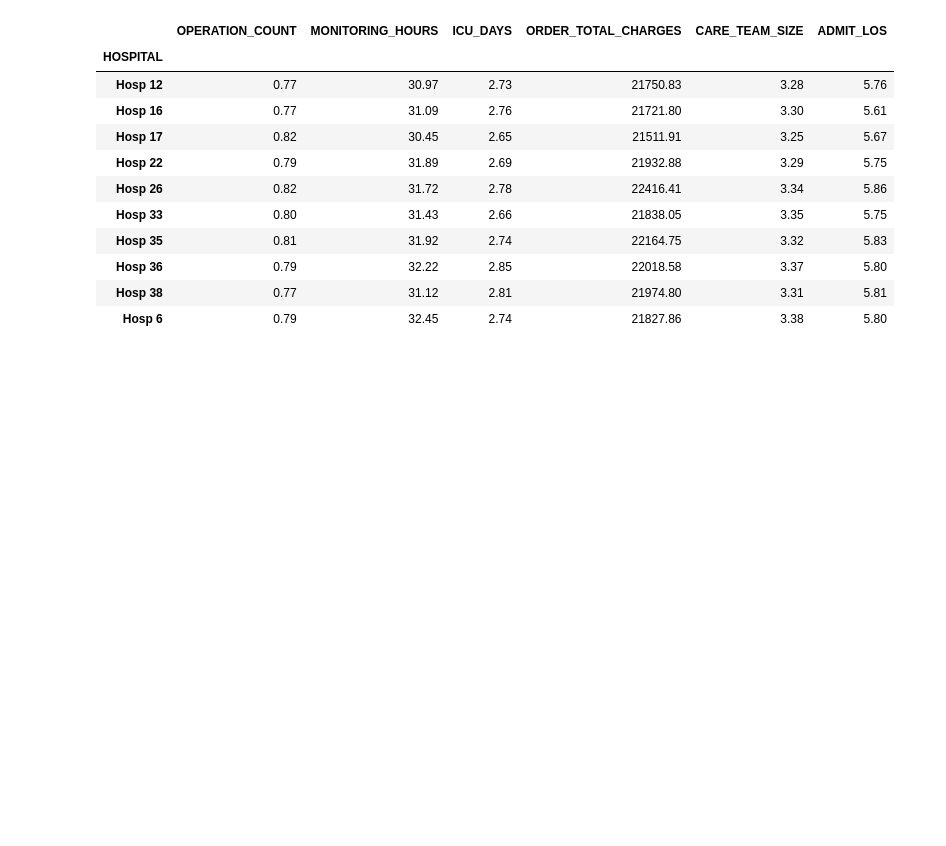
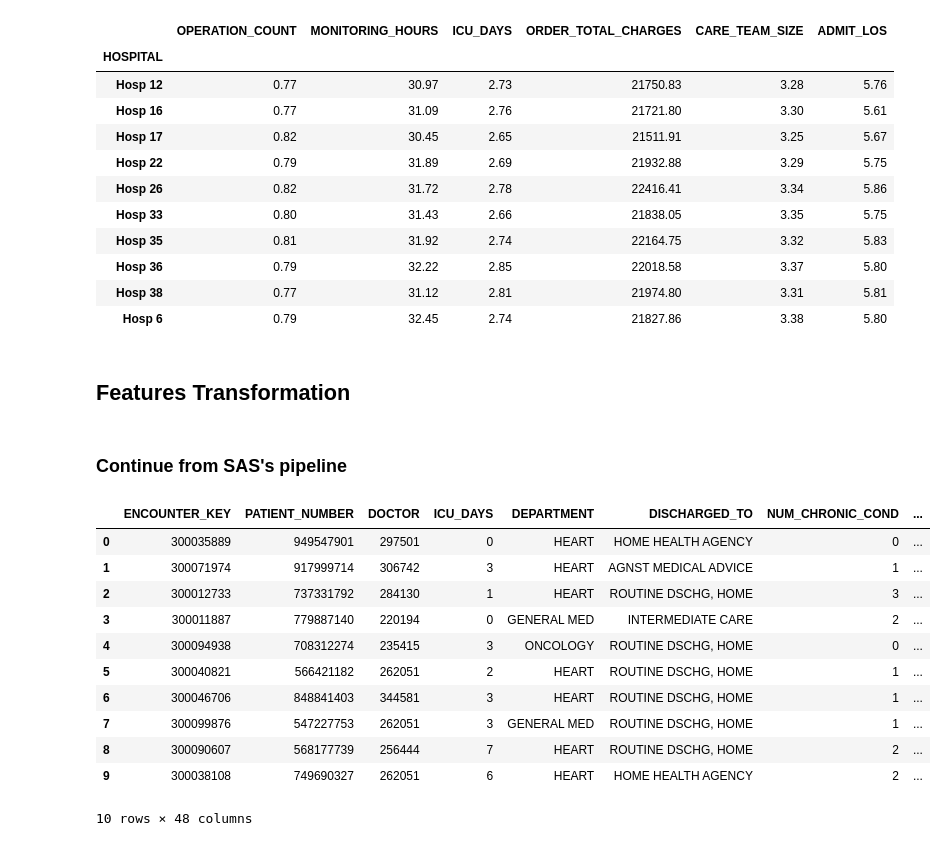
Before and after one commit to benjaminau/sasviya_challenge_2026, a Jupyter notebook: notebooks/hospital_los_eda_cleaning_wrangling.ipynb, the cells around one changed output. Cells and saved outputs as stored; diff of their text form; code cells hidden in the pictures; blank space fills up the shorter version.

Commit message:
code update for transformation

```diff
--- a/notebooks/hospital_los_eda_cleaning_wrangling.ipynb
+++ b/notebooks/hospital_los_eda_cleaning_wrangling.ipynb
@@ -588,3 +588,23 @@ hospital_los_test
 # %%
 hospital_los_test = pd.read_csv("/workspaces/myfolder/project/sasviya_challenge_2026/data/VFL_2026_TEST_SET.csv")
 hospital_los_test.head(10)
+# %% [markdown]
+## Features Transformation
+# %% [markdown]
+### Continue from SAS's pipeline
+# %%
+hospital_los_train_transformed = pd.read_csv("/workspaces/myfolder/project/sasviya_challenge_2026/data/hospital_los_train_transformed.csv")
+hospital_los_train_transformed.head(10)
+# %% [output]
+|  | ENCOUNTER_KEY | PATIENT_NUMBER | DOCTOR | ICU_DAYS | DEPARTMENT | DISCHARGED_TO | NUM_CHRONIC_COND | ... |
+| 0 | 300035889 | 949547901 | 297501 | 0 | HEART | HOME HEALTH AGENCY | 0 | ... |
+| 1 | 300071974 | 917999714 | 306742 | 3 | HEART | AGNST MEDICAL ADVICE | 1 | ... |
+| 2 | 300012733 | 737331792 | 284130 | 1 | HEART | ROUTINE DSCHG, HOME | 3 | ... |
+| 3 | 300011887 | 779887140 | 220194 | 0 | GENERAL MED | INTERMEDIATE CARE | 2 | ... |
+| 4 | 300094938 | 708312274 | 235415 | 3 | ONCOLOGY | ROUTINE DSCHG, HOME | 0 | ... |
+| 5 | 300040821 | 566421182 | 262051 | 2 | HEART | ROUTINE DSCHG, HOME | 1 | ... |
+| 6 | 300046706 | 848841403 | 344581 | 3 | HEART | ROUTINE DSCHG, HOME | 1 | ... |
+| 7 | 300099876 | 547227753 | 262051 | 3 | GENERAL MED | ROUTINE DSCHG, HOME | 1 | ... |
+| 8 | 300090607 | 568177739 | 256444 | 7 | HEART | ROUTINE DSCHG, HOME | 2 | ... |
+| 9 | 300038108 | 749690327 | 262051 | 6 | HEART | HOME HEALTH AGENCY | 2 | ... |
+10 rows × 48 columns
```
Also changed, not shown: parts of 1 cell of this notebook, 1 other file.
